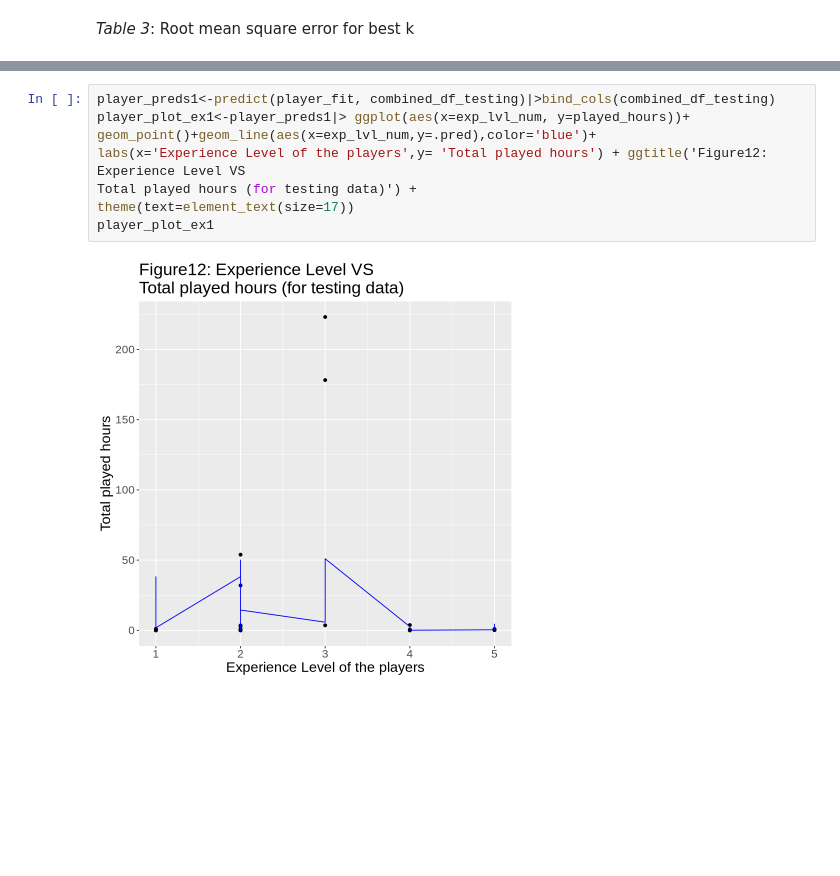
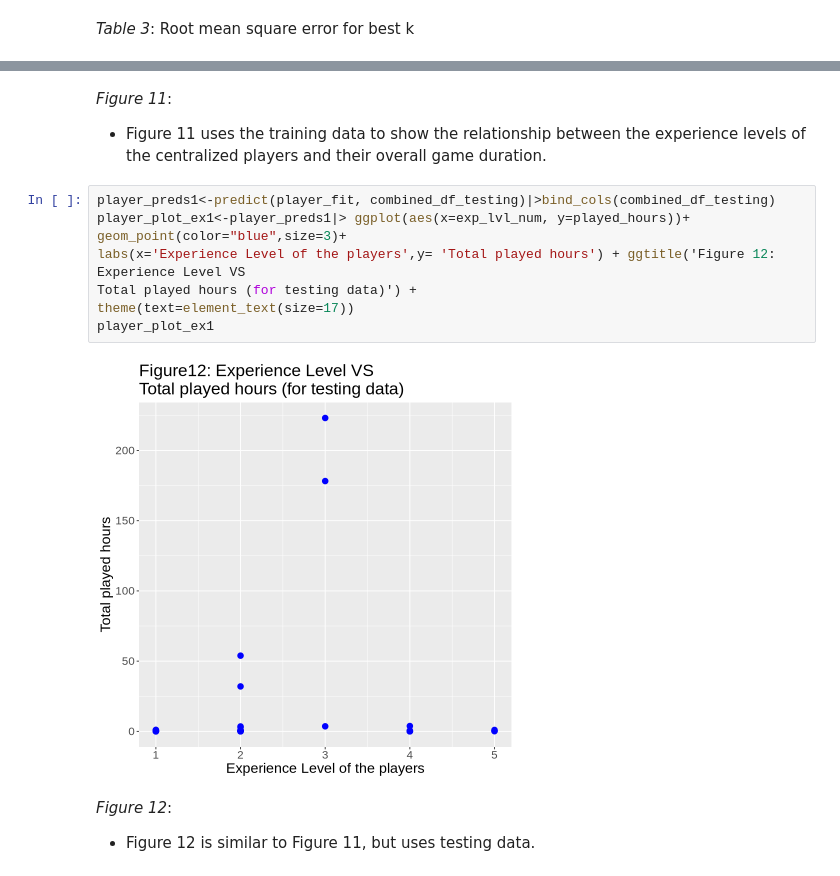
Before and after one commit to yli339/DSCI-Individual, a Jupyter notebook: Group Project.ipynb, the cells around one changed output, grey strips where cells are left out. Saved outputs shown, nothing was run; the diff lists cells and outputs as text; blank space fills up the shorter version.

Commit message:
...
adding descriptive sentence for figures

```diff
--- a/Group Project.ipynb
+++ b/Group Project.ipynb
@@ -337,13 +359,19 @@ theme(text=element_text(size=17))
 player_plot_ex
 # %% [output]
 [figure]
+# %% [markdown]
+*Figure 11*:
+* Figure 11 uses the training data to show the relationship between the experience levels of the centralized players and their overall game duration.
 # %%
 player_preds1<-predict(player_fit, combined_df_testing)|>bind_cols(combined_df_testing)
 player_plot_ex1<-player_preds1|> ggplot(aes(x=exp_lvl_num, y=played_hours))+
-geom_point()+geom_line(aes(x=exp_lvl_num,y=.pred),color='blue')+
-labs(x='Experience Level of the players',y= 'Total played hours') + ggtitle('Figure12: Experience Level VS
+geom_point(color="blue",size=3)+
+labs(x='Experience Level of the players',y= 'Total played hours') + ggtitle('Figure 12: Experience Level VS
 Total played hours (for testing data)') +
 theme(text=element_text(size=17))
 player_plot_ex1
 # %% [output]
-[figure, old version]
+[figure, new version]
+# %% [markdown]
+*Figure 12*:
+* Figure 12 is similar to Figure 11, but uses testing data.
```
Also changed, not shown: parts of 11 cells of this notebook.
